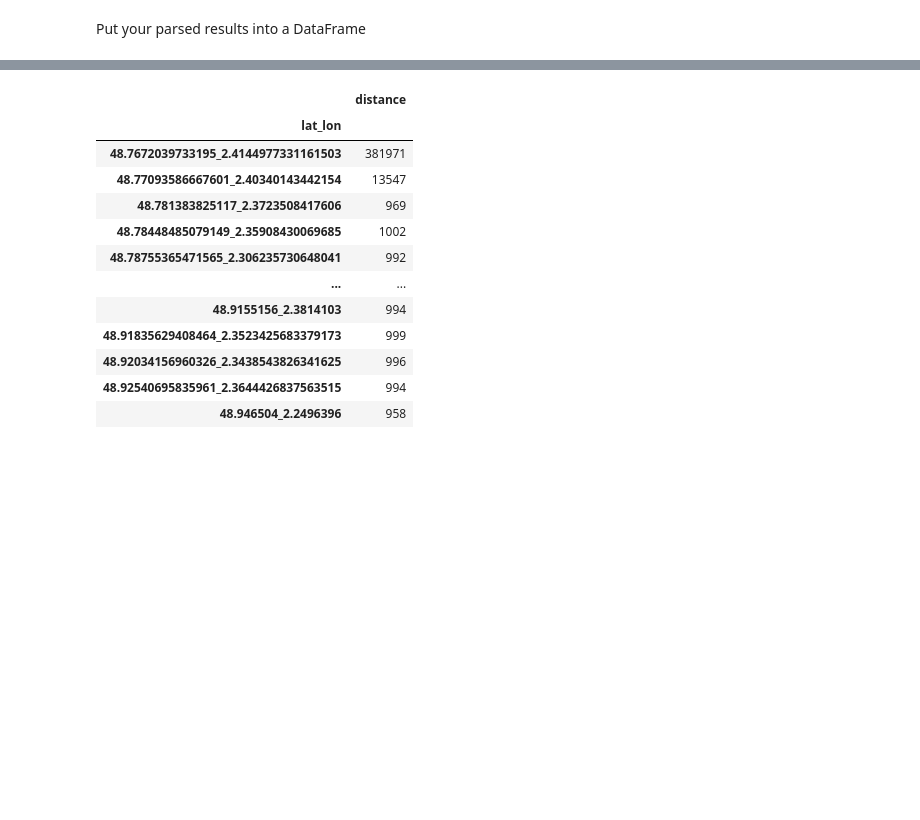
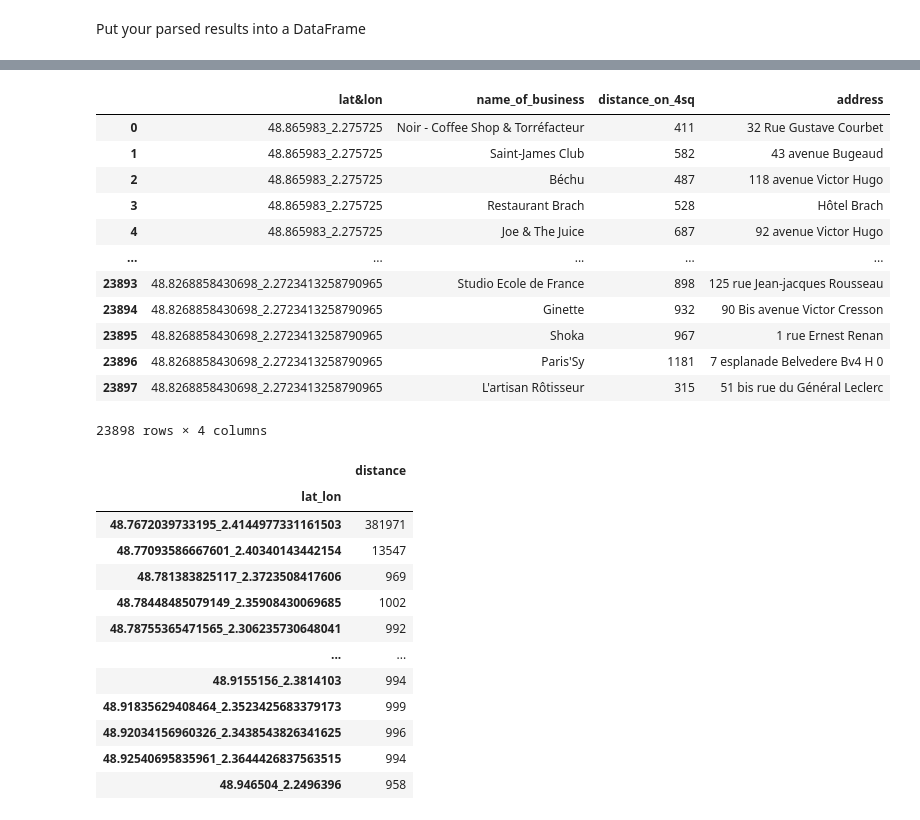
Before and after one commit to skijbile/Statistical-Modeling---Python, a Jupyter notebook: notebooks/yelp_foursquare_EDA.ipynb, the cells around one changed output, grey strips where cells are left out. Cells and saved outputs as stored; diff of their text form; code cells hidden in the pictures; blank space fills up the shorter version.

```diff
--- a/notebooks/yelp_foursquare_EDA.ipynb
+++ b/notebooks/yelp_foursquare_EDA.ipynb
@@ -230,3 +216,27 @@ foursq_df1
+# %%
+# to make a data frame of only required data
+#save this to SQlite
+four_sq_df=pd.DataFrame({'lat&lon':final_df['lat_lon'],
+             'name_of_business':final_df['name'],
+             'distance_on_4sq':final_df['distance'],
+             'address':final_df['location.address']
+            })
+
+four_sq_df
+# %% [output]
+|  | lat&lon | name_of_business | distance_on_4sq | address |
+| 0 | 48.865983_2.275725 | Noir - Coffee Shop & Torréfacteur | 411 | 32 Rue Gustave Courbet |
+| 1 | 48.865983_2.275725 | Saint-James Club | 582 | 43 avenue Bugeaud |
+| 2 | 48.865983_2.275725 | Béchu | 487 | 118 avenue Victor Hugo |
+| 3 | 48.865983_2.275725 | Restaurant Brach | 528 | Hôtel Brach |
+| 4 | 48.865983_2.275725 | Joe & The Juice | 687 | 92 avenue Victor Hugo |
+| ... | ... | ... | ... | ... |
+| 23893 | 48.8268858430698_2.2723413258790965 | Studio Ecole de France | 898 | 125 rue Jean-jacques Rousseau |
+| 23894 | 48.8268858430698_2.2723413258790965 | Ginette | 932 | 90 Bis avenue Victor Cresson |
+| 23895 | 48.8268858430698_2.2723413258790965 | Shoka | 967 | 1 rue Ernest Renan |
+| 23896 | 48.8268858430698_2.2723413258790965 | Paris'Sy | 1181 | 7 esplanade Belvedere Bv4 H 0 |
+| 23897 | 48.8268858430698_2.2723413258790965 | L'artisan Rôtisseur | 315 | 51 bis rue du Général Leclerc |
+23898 rows × 4 columns
 # %%
 final_df.groupby('lat_lon')['distance'].max().to_frame()
 # %% [output]
```
Also changed, not shown: parts of 10 cells of this notebook, 9 other files.
